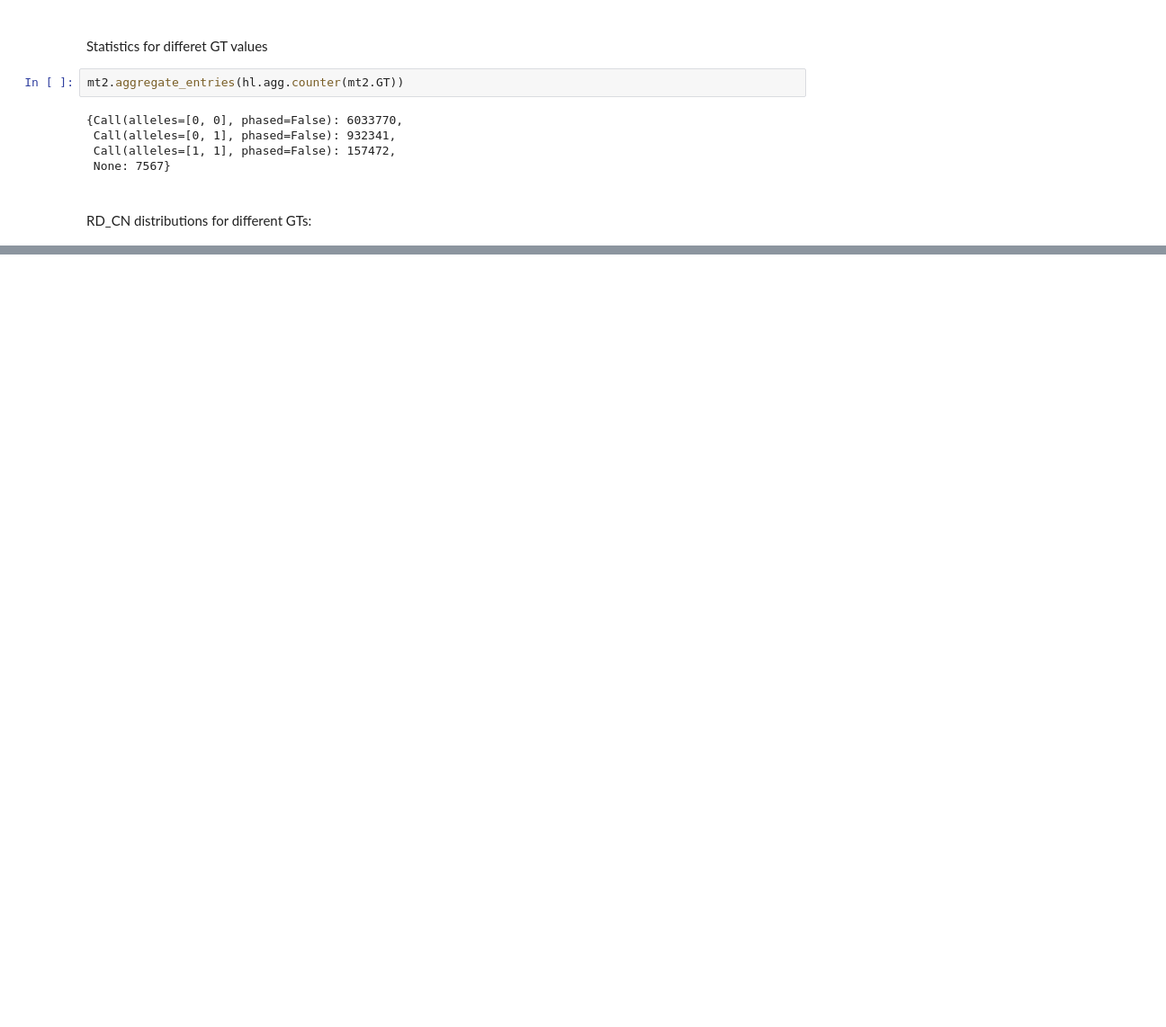
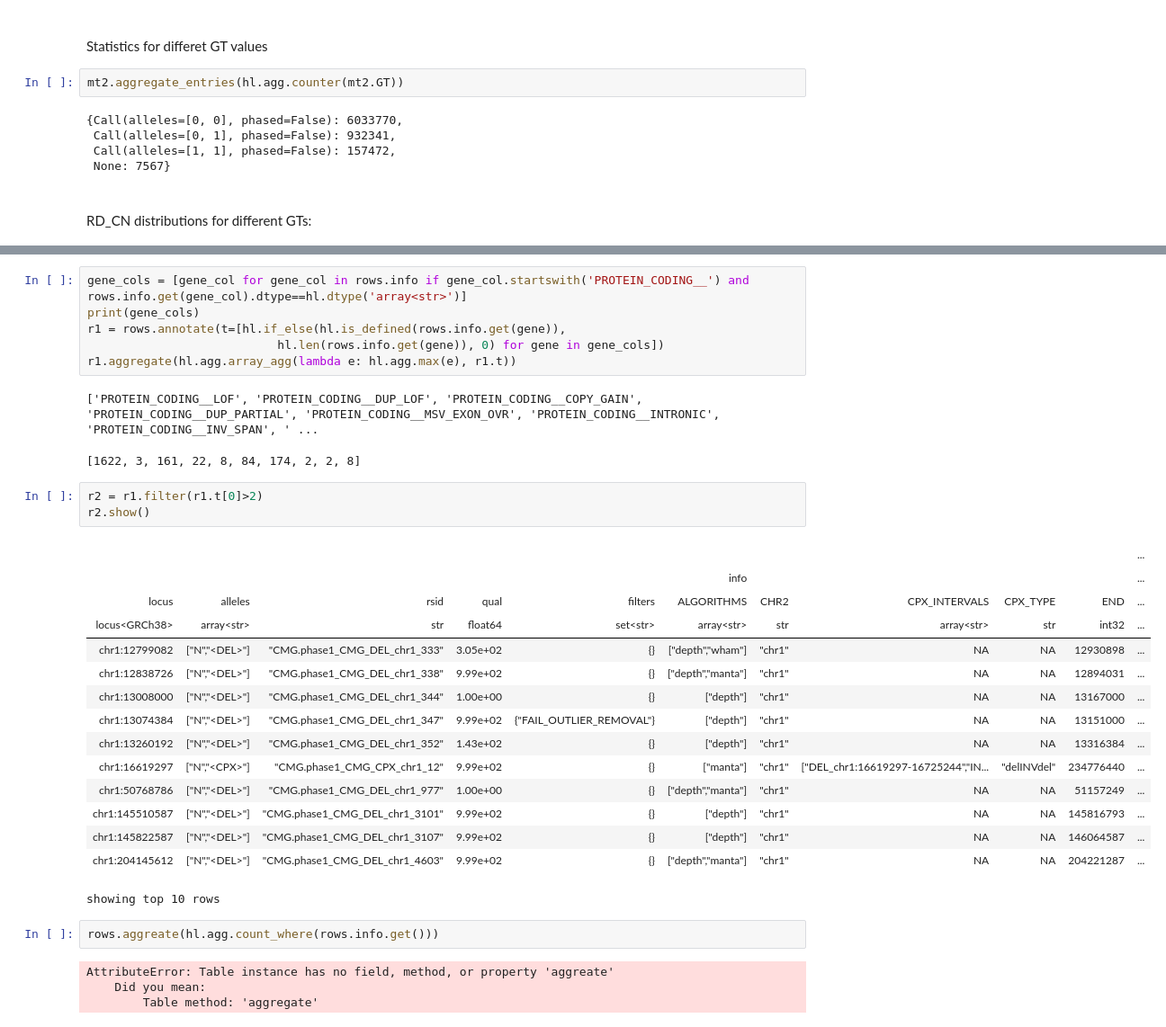
Before and after one commit to broadinstitute/seqr-loading-pipelines, a Jupyter notebook: genome_sv_pipeline/inspect_sv_data.ipynb, the cells around one changed output, grey strips where cells are left out. Shown at 90% size. Saved outputs shown, nothing was run; the diff lists cells and outputs as text; blank space fills up the shorter version.

```diff
--- a/genome_sv_pipeline/inspect_sv_data.ipynb
+++ b/genome_sv_pipeline/inspect_sv_data.ipynb
@@ -171,0 +233,34 @@ pprint(('RD_CN_gt_9', cnts[1:]))
+# %%
+gene_cols = [gene_col for gene_col in rows.info if gene_col.startswith('PROTEIN_CODING__') and rows.info.get(gene_col).dtype==hl.dtype('array<str>')]
+print(gene_cols)
+r1 = rows.annotate(t=[hl.if_else(hl.is_defined(rows.info.get(gene)),
+                           hl.len(rows.info.get(gene)), 0) for gene in gene_cols])
+r1.aggregate(hl.agg.array_agg(lambda e: hl.agg.max(e), r1.t))
+# %% [output]
+['PROTEIN_CODING__LOF', 'PROTEIN_CODING__DUP_LOF', 'PROTEIN_CODING__COPY_GAIN', 'PROTEIN_CODING__DUP_PARTIAL', 'PROTEIN_CODING__MSV_EXON_OVR', 'PROTEIN_CODING__INTRONIC', 'PROTEIN_CODING__INV_SPAN', ' ...
+[1622, 3, 161, 22, 8, 84, 174, 2, 2, 8]
+# %%
+r2 = r1.filter(r1.t[0]>2)
+r2.show()
+# %% [output]
+|  |  |  |  |  |  |  |  |  |  | ... |
+|  |  |  |  |  | info |  |  |  |  | ... |
+| locus | alleles | rsid | qual | filters | ALGORITHMS | CHR2 | CPX_INTERVALS | CPX_TYPE | END | ... |
+| locus<GRCh38> | array<str> | str | float64 | set<str> | array<str> | str | array<str> | str | int32 | ... |
+| chr1:12799082 | ["N","<DEL>"] | "CMG.phase1_CMG_DEL_chr1_333" | 3.05e+02 | {} | ["depth","wham"] | "chr1" | NA | NA | 12930898 | ... |
+| chr1:12838726 | ["N","<DEL>"] | "CMG.phase1_CMG_DEL_chr1_338" | 9.99e+02 | {} | ["depth","manta"] | "chr1" | NA | NA | 12894031 | ... |
+| chr1:13008000 | ["N","<DEL>"] | "CMG.phase1_CMG_DEL_chr1_344" | 1.00e+00 | {} | ["depth"] | "chr1" | NA | NA | 13167000 | ... |
+| chr1:13074384 | ["N","<DEL>"] | "CMG.phase1_CMG_DEL_chr1_347" | 9.99e+02 | {"FAIL_OUTLIER_REMOVAL"} | ["depth"] | "chr1" | NA | NA | 13151000 | ... |
+| chr1:13260192 | ["N","<DEL>"] | "CMG.phase1_CMG_DEL_chr1_352" | 1.43e+02 | {} | ["depth"] | "chr1" | NA | NA | 13316384 | ... |
+| chr1:16619297 | ["N","<CPX>"] | "CMG.phase1_CMG_CPX_chr1_12" | 9.99e+02 | {} | ["manta"] | "chr1" | ["DEL_chr1:16619297-16725244","IN... | "delINVdel" | 234776440 | ... |
+| chr1:50768786 | ["N","<DEL>"] | "CMG.phase1_CMG_DEL_chr1_977" | 1.00e+00 | {} | ["depth","manta"] | "chr1" | NA | NA | 51157249 | ... |
+| chr1:145510587 | ["N","<DEL>"] | "CMG.phase1_CMG_DEL_chr1_3101" | 9.99e+02 | {} | ["depth"] | "chr1" | NA | NA | 145816793 | ... |
+| chr1:145822587 | ["N","<DEL>"] | "CMG.phase1_CMG_DEL_chr1_3107" | 9.99e+02 | {} | ["depth"] | "chr1" | NA | NA | 146064587 | ... |
+| chr1:204145612 | ["N","<DEL>"] | "CMG.phase1_CMG_DEL_chr1_4603" | 9.99e+02 | {} | ["depth","manta"] | "chr1" | NA | NA | 204221287 | ... |
+showing top 10 rows
+# %%
+rows.aggreate(hl.agg.count_where(rows.info.get()))
+# %% [output]
+AttributeError: Table instance has no field, method, or property 'aggreate'
+    Did you mean:
+        Table method: 'aggregate'
```
Also changed, not shown: parts of 25 cells of this notebook.
